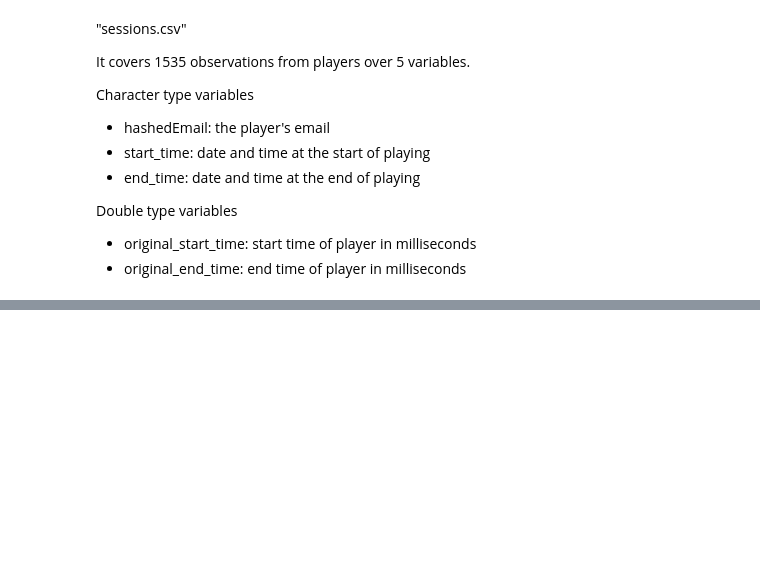
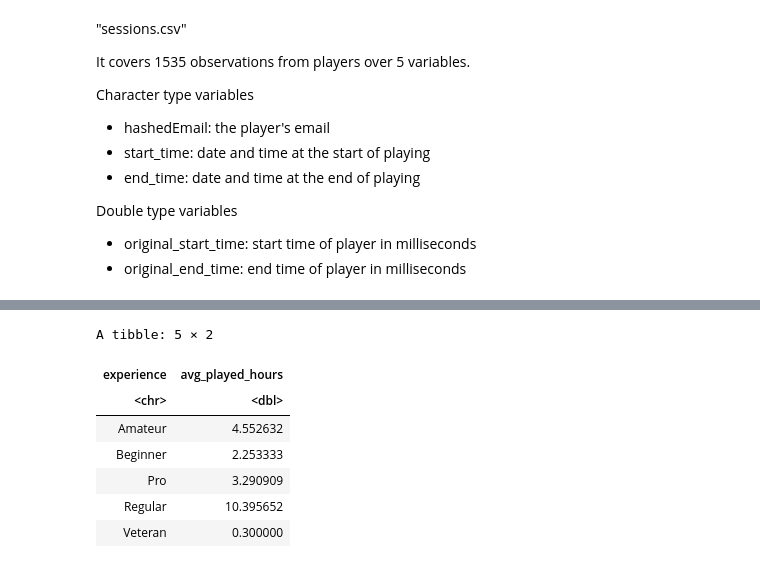
Before and after one commit to sarah-elize/toy_ds_project, a Jupyter notebook: mincraft.ipynb, the cells around one changed output, grey strips where cells are left out. Cells and saved outputs as stored; diff of their text form; code cells hidden in the pictures; blank space fills up the shorter version.

```diff
--- a/mincraft.ipynb
+++ b/mincraft.ipynb
@@ -120,0 +142,18 @@ I am choosing Question 2: We would like to know which "kinds" of players are mos
+# %%
+players_sort <- players |>
+    filter(gender == "Male") |>
+    filter(Age < 30) |>
+    group_by(experience) |>
+    summarize(avg_played_hours = mean(played_hours))
+
+
+players_sort
+# %% [output]
+A tibble: 5 × 2
+| experience | avg_played_hours |
+| <chr> | <dbl> |
+| Amateur | 4.552632 |
+| Beginner | 2.253333 |
+| Pro | 3.290909 |
+| Regular | 10.395652 |
+| Veteran | 0.300000 |
```
Also changed, not shown: parts of 8 cells of this notebook.
